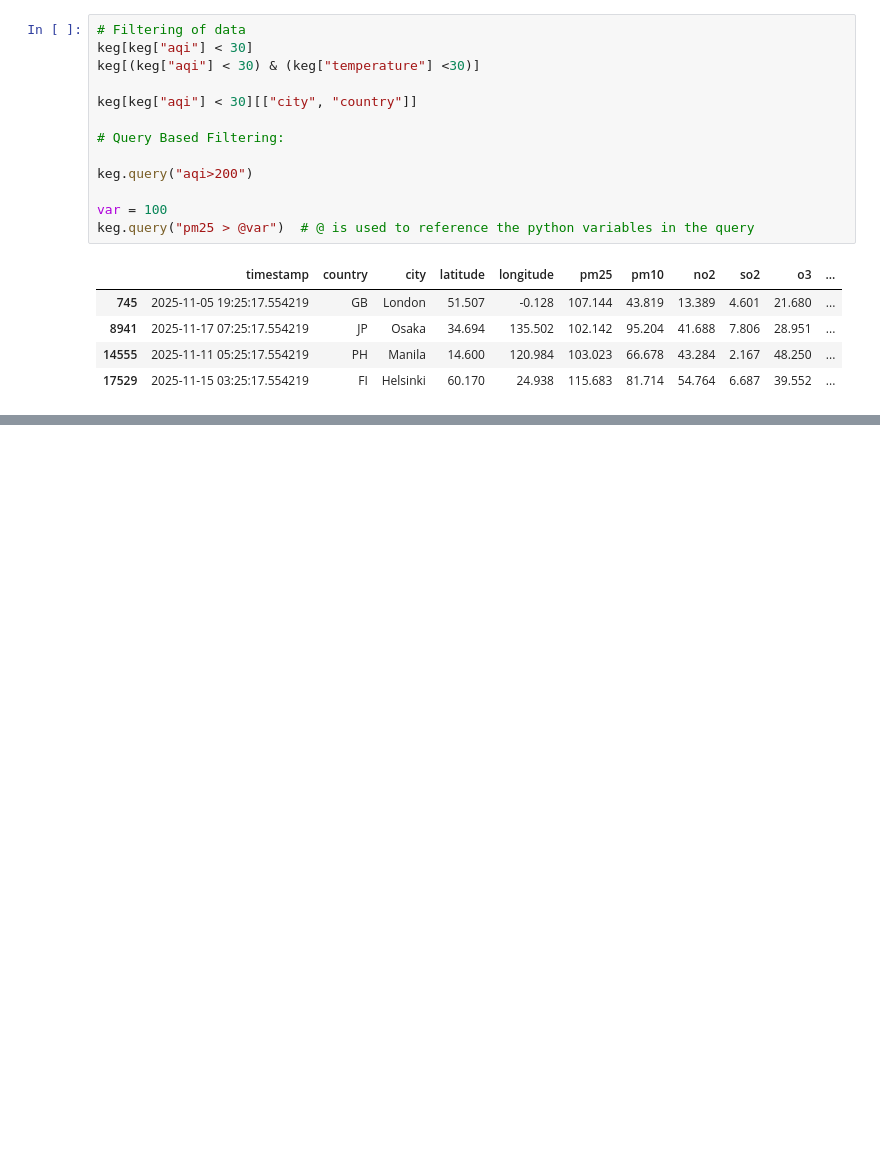
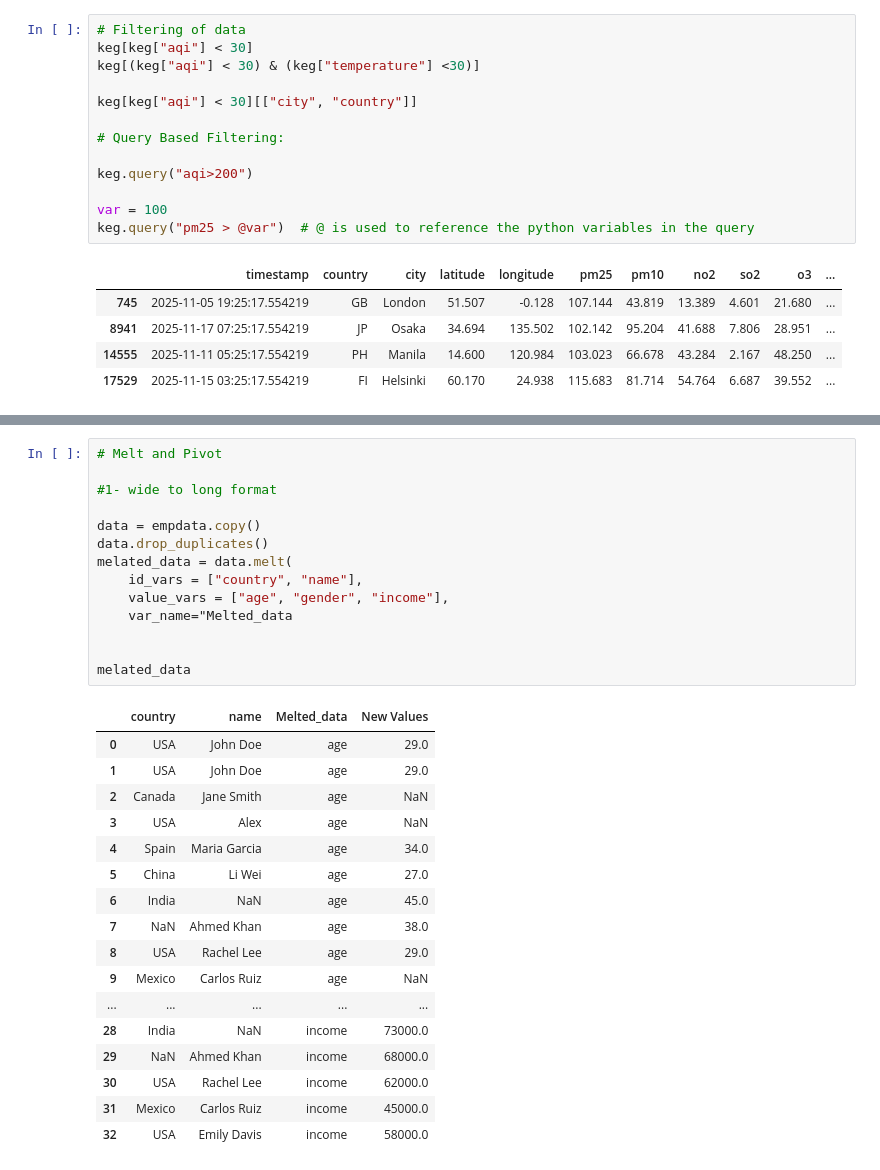
Before and after one commit to aneesi6247-lgtm/About-Data, a Jupyter notebook: Pandas_Tutorial.ipynb, the cells around one changed output, grey strips where cells are left out. Saved outputs shown, nothing was run; the diff lists cells and outputs as text; blank space fills up the shorter version.

```diff
--- a/Pandas_Tutorial.ipynb
+++ b/Pandas_Tutorial.ipynb
@@ -241,0 +350,32 @@ Name: name, dtype: object
+# %%
+# Melt and Pivot
+
+#1- wide to long format
+
+data = empdata.copy()
+data.drop_duplicates()
+melated_data = data.melt(
+    id_vars = ["country", "name"],
+    value_vars = ["age", "gender", "income"],
+    var_name="Melted_data
+
+
+melated_data
+# %% [output]
+|  | country | name | Melted_data | New Values |
+| 0 | USA | John Doe | age | 29.0 |
+| 1 | USA | John Doe | age | 29.0 |
+| 2 | Canada | Jane Smith | age | NaN |
+| 3 | USA | Alex | age | NaN |
+| 4 | Spain | Maria Garcia | age | 34.0 |
+| 5 | China | Li Wei | age | 27.0 |
+| 6 | India | NaN | age | 45.0 |
+| 7 | NaN | Ahmed Khan | age | 38.0 |
+| 8 | USA | Rachel Lee | age | 29.0 |
+| 9 | Mexico | Carlos Ruiz | age | NaN |
+| ... | ... | ... | ... | ... |
+| 28 | India | NaN | income | 73000.0 |
+| 29 | NaN | Ahmed Khan | income | 68000.0 |
+| 30 | USA | Rachel Lee | income | 62000.0 |
+| 31 | Mexico | Carlos Ruiz | income | 45000.0 |
+| 32 | USA | Emily Davis | income | 58000.0 |
```
Also changed, not shown: parts of 7 cells of this notebook, 1 other file.
